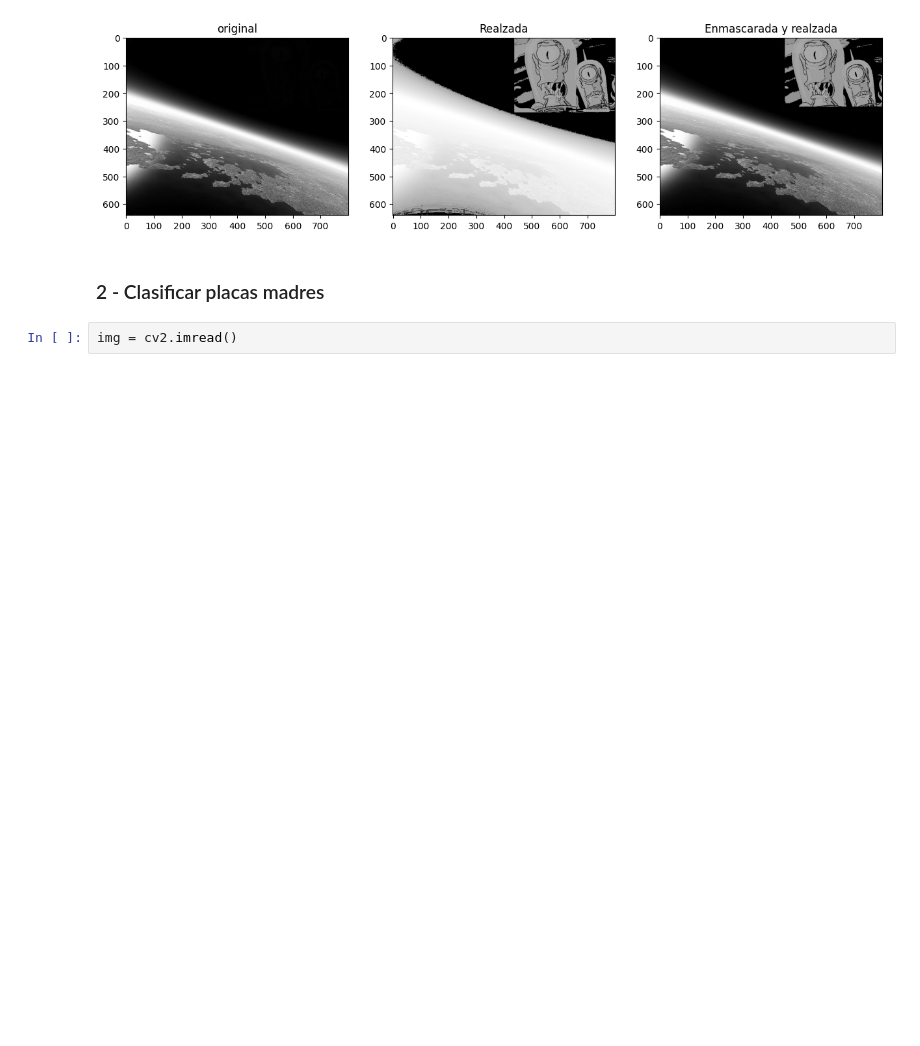
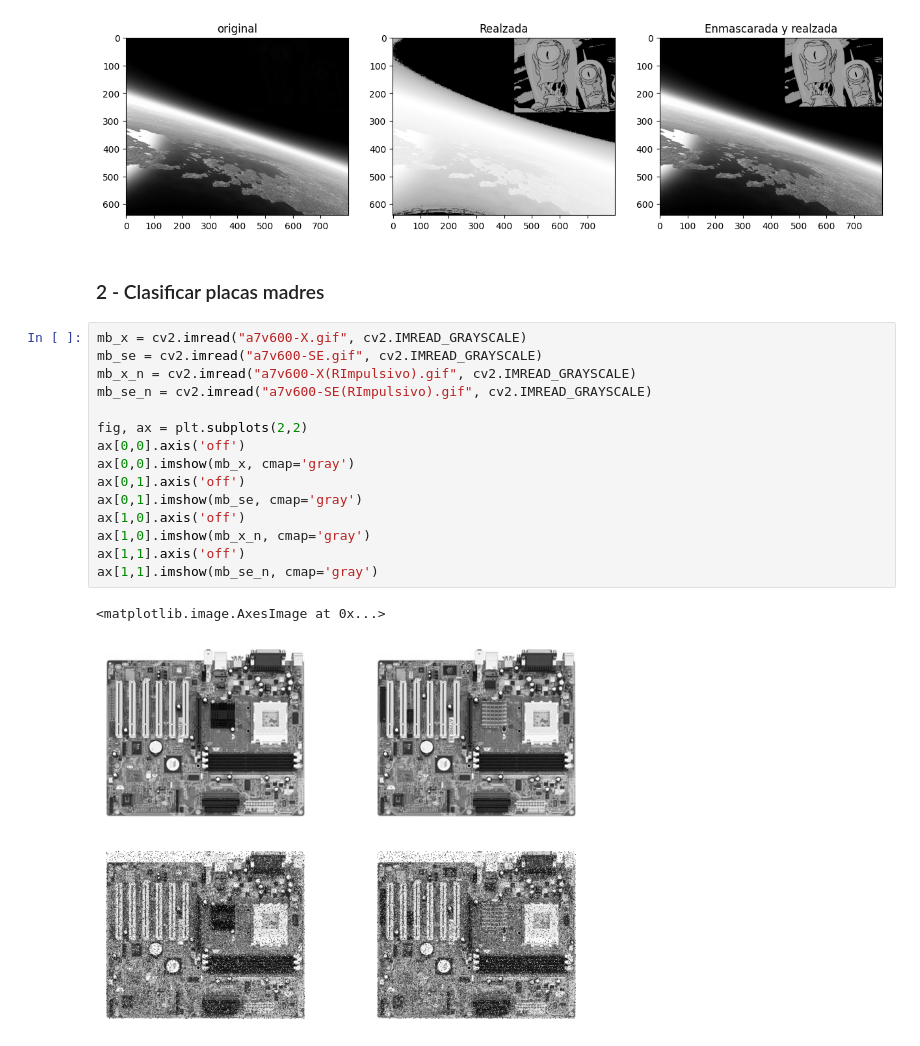
Before and after one commit to Lucasa98/pdi-2026, a Jupyter notebook: practica/2/ej4.ipynb, the cells around one changed output. Saved outputs shown, nothing was run; the diff lists cells and outputs as text; blank space fills up the shorter version.

```diff
--- a/practica/2/ej4.ipynb
+++ b/practica/2/ej4.ipynb
@@ -52,4 +52,20 @@ ax[2].imshow(img_mask_realzada, cmap='gray');
 # %% [markdown]
 ### 2 - Clasificar placas madres
 # %%
-img = cv2.imread()
+mb_x = cv2.imread("a7v600-X.gif", cv2.IMREAD_GRAYSCALE)
+mb_se = cv2.imread("a7v600-SE.gif", cv2.IMREAD_GRAYSCALE)
+mb_x_n = cv2.imread("a7v600-X(RImpulsivo).gif", cv2.IMREAD_GRAYSCALE)
+mb_se_n = cv2.imread("a7v600-SE(RImpulsivo).gif", cv2.IMREAD_GRAYSCALE)
+
+fig, ax = plt.subplots(2,2)
+ax[0,0].axis('off')
+ax[0,0].imshow(mb_x, cmap='gray')
+ax[0,1].axis('off')
+ax[0,1].imshow(mb_se, cmap='gray')
+ax[1,0].axis('off')
+ax[1,0].imshow(mb_x_n, cmap='gray')
+ax[1,1].axis('off')
+ax[1,1].imshow(mb_se_n, cmap='gray')
+# %% [output]
+<matplotlib.image.AxesImage at 0x...>
+[figure, added]
```
Also changed, not shown: parts of 4 cells of this notebook.
